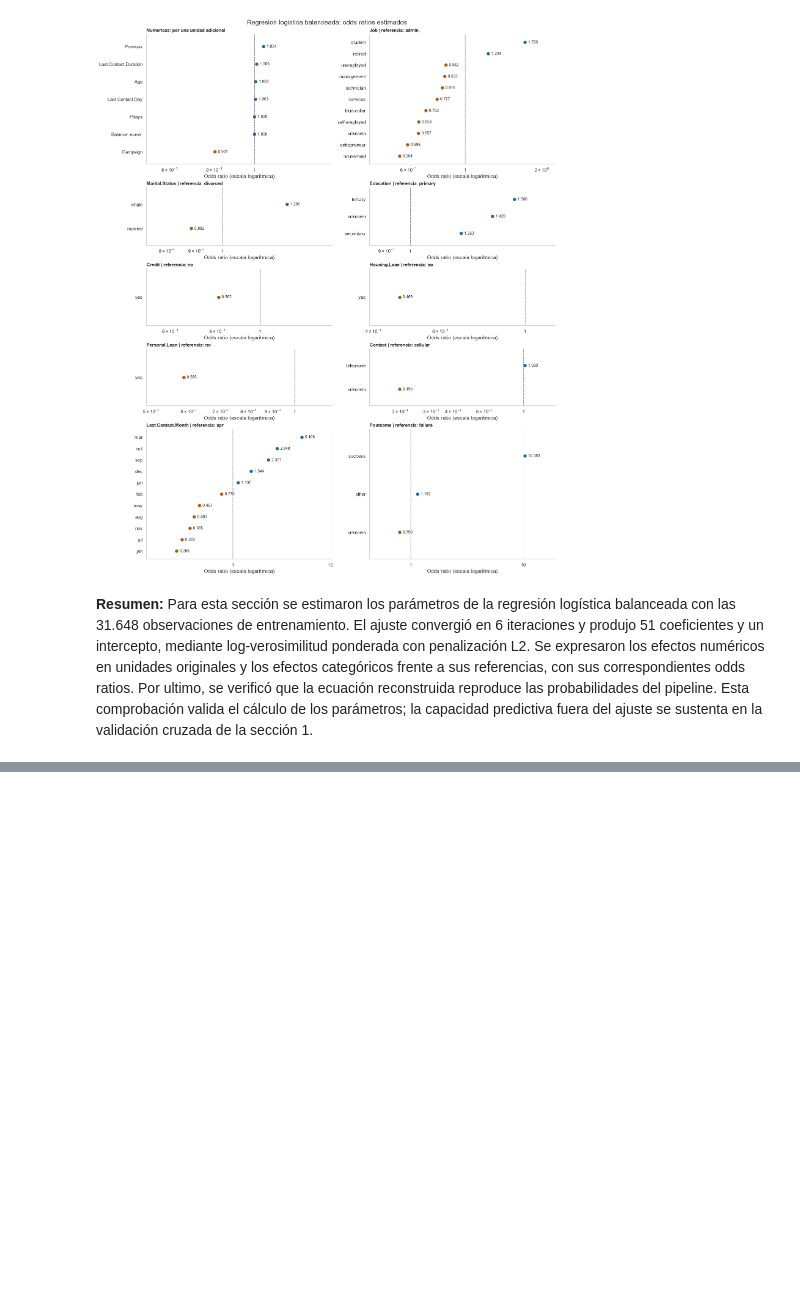
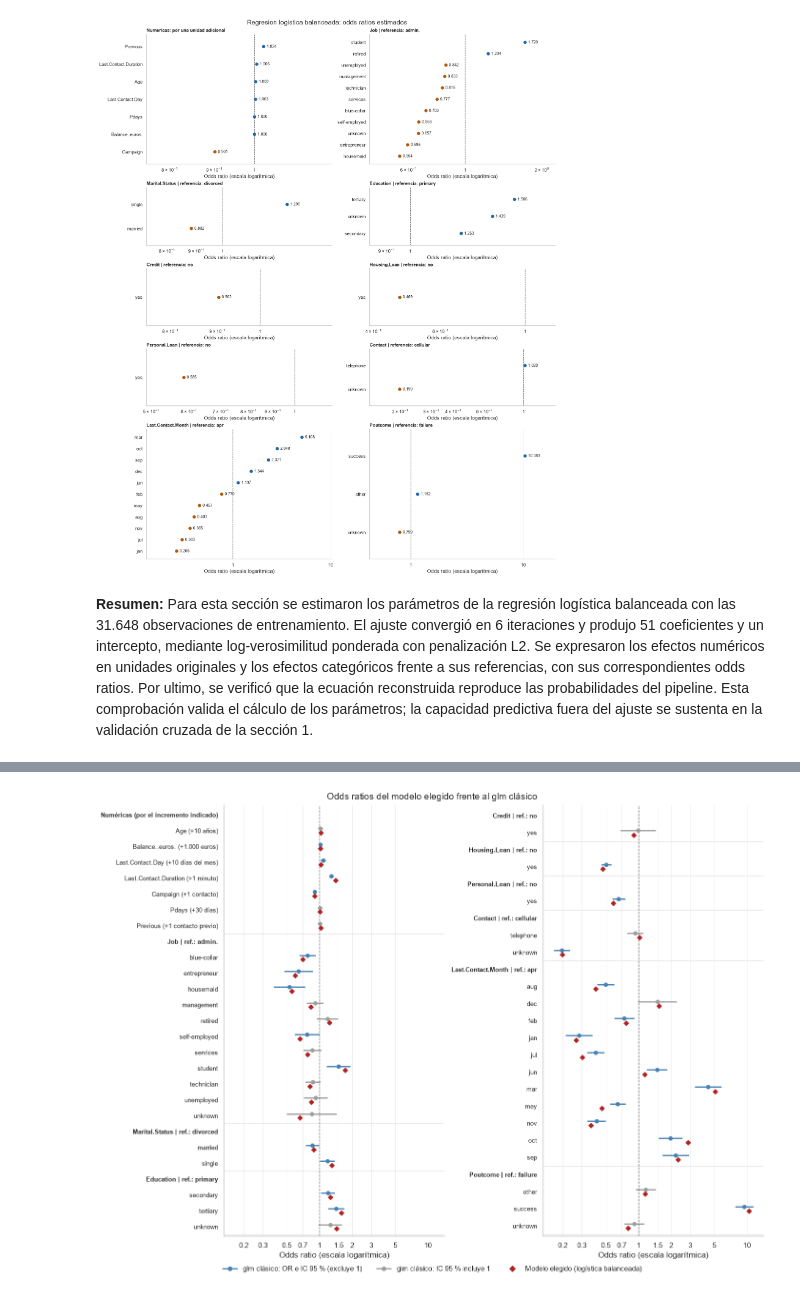
Before and after one commit to DiegoFS99/proyecto-mae, a Jupyter notebook: desarrollo_modelo_clasificacion.ipynb, the cells around one changed output, grey strips where cells are left out. Drawn from its saved outputs; the diff is of its cells as text; code cells hidden in the pictures; blank space fills up the shorter version.

Commit message:
feat: interpretación de los parámetros del modelo de clasificación

```diff
--- a/desarrollo_modelo_clasificacion.ipynb
+++ b/desarrollo_modelo_clasificacion.ipynb
@@ -515,0 +776,89 @@ Para esta sección se estimaron los parámetros de la regresión logística bala
+# %%
+from matplotlib.lines import Line2D
+
+color_significativo, color_no_significativo, color_elegido = 'steelblue', '#9e9e9e', 'firebrick'
+grupos_or = [('Numéricas (por el incremento indicado)', [(v, f'{v} ({unidades_interpretacion[v][1]})')
+                                                         for v in numeric_cols])]
+for referencia in referencias_categoricas:
+    variable = referencia['Variable']
+    grupos_or.append((f"{variable} | ref.: {referencia['Referencia']}",
+                      [(t, t.split('=', 1)[1]) for t in terminos if t.startswith(variable + '=')]))
+
+# Repartir los grupos en dos columnas con un numero parecido de filas
+filas_por_grupo = np.array([len(items) + 1 for _, items in grupos_or])
+corte = int(np.searchsorted(np.cumsum(filas_por_grupo), filas_por_grupo.sum() / 2)) + 1
+columnas_grafico = [grupos_or[:corte], grupos_or[corte:]]
+limite_inferior = odds_comparados[['OR modelo elegido', 'IC 95% inferior']].min().min() * 0.8
+limite_superior = odds_comparados[['OR modelo elegido', 'IC 95% superior']].max().max() * 1.25
+filas_max = max(sum(len(items) + 1 for _, items in col) for col in columnas_grafico)
+
+fig_forest, ejes_forest = plt.subplots(1, 2, figsize=(14, 0.32 * filas_max + 1.6), layout='constrained')
+for eje, grupos in zip(ejes_forest, columnas_grafico):
+    posicion, marcas, etiquetas = 0, [], []
+    for titulo, items in grupos:
+        marcas.append(posicion)
+        etiquetas.append(titulo)
+        posicion -= 1
+        for termino, etiqueta in items:
+            fila = odds_comparados.loc[termino]
+            excluye_uno = fila['IC 95 % inferior'] > 1 or fila['IC 95 % superior'] < 1
+            color = color_significativo if excluye_uno else color_no_significativo
+            eje.hlines(posicion + 0.13, fila['IC 95 % inferior'], fila['IC 95 % superior'],
+                       color=color, linewidth=2)
+            eje.scatter(fila['OR glm'], posicion + 0.13, color=color, s=30, zorder=3)
+            eje.scatter(fila['OR modelo elegido'], posicion - 0.13, color=color_elegido,
+                        marker='D', s=26, zorder=4)
+            marcas.append(posicion)
+            etiquetas.append('   ' + etiqueta)
+            posicion -= 1
+        eje.axhline(posicion + 0.5, color='#d9d9d9', linewidth=0.8)
+    eje.axvline(1, color='#555555', linestyle='--', linewidth=1)
+    eje.set_xscale('log')
+    eje.set_xlim(limite_inferior, limite_superior)
+    eje.set_xticks([t for t in [0.2, 0.3, 0.5, 0.7, 1, 1.5, 2, 3, 5, 10]
+                    if limite_inferior <= t <= limite_superior])
+    eje.xaxis.set_minor_locator(plt.NullLocator())
+    eje.xaxis.set_major_formatter(FuncFormatter(lambda valor, _: f'{valor:g}'))
+    eje.set_yticks(marcas, labels=etiquetas, fontsize=9)
+    for texto in eje.get_yticklabels():
+        if not texto.get_text().startswith('   '):
+            texto.set_fontweight('bold')
+    eje.set_ylim(posicion + 0.4, 0.6)
+    eje.set_xlabel('Odds ratio (escala logarítmica)')
+    eje.grid(axis='x', color='#ececec', linewidth=0.6)
+    eje.grid(axis='y', visible=False)
+    eje.spines[['top', 'right']].set_visible(False)
+leyenda_forest = [
+    Line2D([], [], color=color_significativo, marker='o', linewidth=2,
+           label='glm clásico: OR e IC 95 % (excluye 1)'),
+    Line2D([], [], color=color_no_significativo, marker='o', linewidth=2,
+           label='glm clásico: IC 95 % incluye 1'),
+    Line2D([], [], color=color_elegido, marker='D', linestyle='none',
+           label='Modelo elegido (logística balanceada)'),
+]
+fig_forest.legend(handles=leyenda_forest, loc='outside lower center', ncol=3, frameon=False)
+fig_forest.suptitle('Odds ratios del modelo elegido frente al glm clásico', fontsize=14)
+fig_forest.savefig(ruta_anexos / 'interpretacion_or_modelo_vs_glm.png', dpi=200,
+                   bbox_inches='tight', facecolor='white')
+plt.show()
+
+coinciden_signo = (np.sign(beta_elegido) == np.sign(beta_glm))
+print(f'Terminos con el mismo signo en ambos modelos: {coinciden_signo.sum()} de {len(terminos)}')
+print('Terminos con signo distinto:', ', '.join(coinciden_signo.index[~coinciden_signo]) or 'ninguno')
+print(f'Correlacion entre coeficientes de ambos modelos: {np.corrcoef(beta_elegido, beta_glm)[0, 1]:.4f}')
+fuera_ic = odds_comparados.index[(odds_comparados['OR modelo elegido'] < odds_comparados['IC 95 % inferior'])
+                                 | (odds_comparados['OR modelo elegido'] > odds_comparados['IC 95 % superior'])]
+print(f'OR del modelo elegido fuera del IC 95 % del glm: {len(fuera_ic)} de {len(terminos)}')
+print('  ', ', '.join(fuera_ic))
+
+# Origen de las diferencias: glm con los mismos pesos de clase y sin penalizacion
+pesos_observacion = y.map(pesos_clase).to_numpy()
+glm_ponderado = sm.GLM(y, diseno_glm, family=sm.families.Binomial(),
+                       freq_weights=pesos_observacion).fit()
+diferencia_penalizacion = (beta_elegido - glm_ponderado.params.drop('const')).abs()
+print(f'Diferencia maxima |beta elegido - beta glm ponderado sin penalizacion|: '
+      f'{diferencia_penalizacion.max():.4f} ({diferencia_penalizacion.idxmax()})')
+print(f'Diferencia maxima |beta elegido - beta glm clasico|: '
+      f'{(beta_elegido - beta_glm).abs().max():.4f} ({(beta_elegido - beta_glm).abs().idxmax()})')
+# %% [output]
+[figure, added]
```
Also changed, not shown: parts of 27 cells of this notebook, 4 other files.
